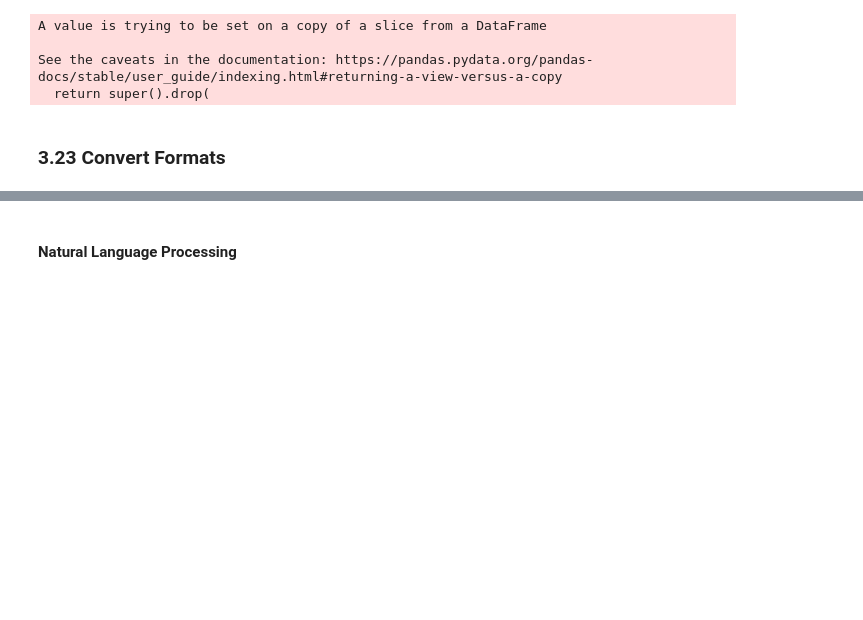
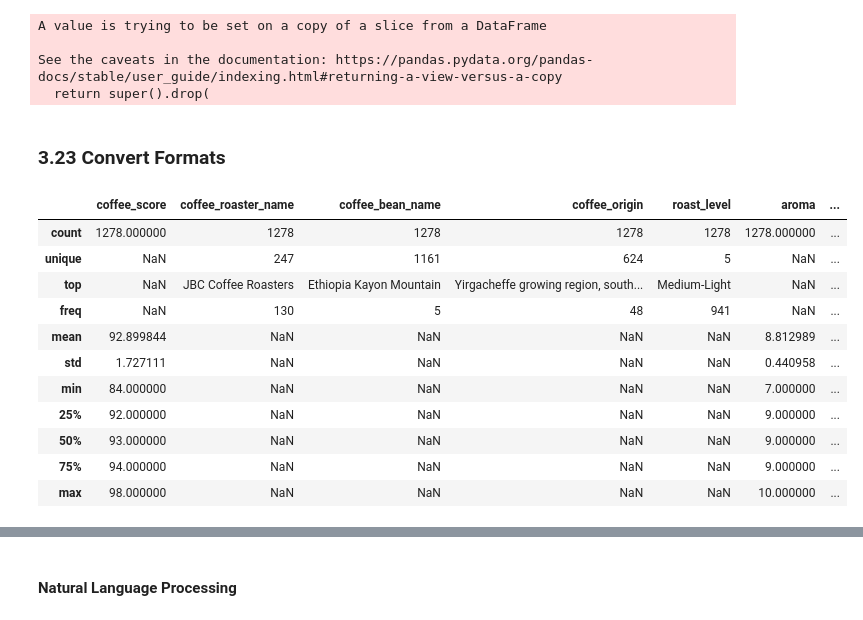
Before and after one commit to nkbuddy/capstone-coffee-recommendation-system, a Jupyter notebook: coffee_recommendation.ipynb, the cells around one changed output, grey strips where cells are left out. Drawn from its saved outputs; the diff is of its cells as text; code cells hidden in the pictures; blank space fills up the shorter version.

```diff
--- a/coffee_recommendation.ipynb
+++ b/coffee_recommendation.ipynb
@@ -580,0 +330,24 @@ See the caveats in the documentation: https://pandas.pydata.org/pandas-docs/stab
+# %%
+cleaned_df.loc[:, 'estimate_price_ounces'] = cleaned_df["estimate_price_ounces"].str.replace(" ", "")
+cleaned_df.loc[:, 'estimate_price_ounces'] = cleaned_df["estimate_price_ounces"].str.replace("\(", "")
+cleaned_df.loc[:, 'estimate_price_ounces'] = cleaned_df["estimate_price_ounces"].str.replace("\)", "")
+cleaned_df.loc[:, 'estimate_price_ounces'] = cleaned_df["estimate_price_ounces"].str.replace("\"", "")
+cleaned_df.loc[:, 'estimate_price_ounces'] = cleaned_df["estimate_price_ounces"].str.replace("$", "")
+cleaned_df.loc[:, 'estimate_price_ounces'] = cleaned_df["estimate_price_ounces"].str.replace(";", "")
+cleaned_df.loc[:, 'estimate_price_ounces'] = cleaned_df["estimate_price_ounces"].str.replace("ounces", "")
+cleaned_df.loc[:, 'estimate_price_ounces'] = cleaned_df["estimate_price_ounces"].str.replace("2types", "")
+cleaned_df.loc[:, 'estimate_price_ounces'] = cleaned_df["estimate_price_ounces"].str.replace("currentlyonsalefor36.76", "")
+cleaned_df.loc[:, 'estimate_price_ounces'] = cleaned_df["estimate_price_ounces"].str.replace("35.00", "")
+cleaned_df.loc[:, 'estimate_price_ounces'] = cleaned_df["estimate_price_ounces"].str.replace("79.00", "")
+cleaned_df.loc[:, 'estimate_price_ounces'] = cleaned_df["estimate_price_ounces"].str.replace("includesshipping", "")
+cleaned_df.loc[:, 'estimate_price_ounces'] = cleaned_df["estimate_price_ounces"].str.replace("50.00", "")
+cleaned_df.loc[:, 'estimate_price_ounces'] = cleaned_df["estimate_price_ounces"].str.replace("limitedavailability", "")
+cleaned_df.loc[:, 'estimate_price_ounces'] = cleaned_df["estimate_price_ounces"].str.replace("packagedasaduowithBourbonReyGuatemala", "")
+cleaned_df.loc[:, 'estimate_price_ounces'] = cleaned_df["estimate_price_ounces"].str.replace("packagedasaduowiththeBourbonReyJamaica", "")
+cleaned_df.loc[:, 'estimate_price_ounces'] = cleaned_df["estimate_price_ounces"].str.replace("*", "")
+cleaned_df.loc[:, 'estimate_price_ounces'] = cleaned_df["estimate_price_ounces"].str.replace("online12.99", "")
+# %%
+cleaned_df.loc[:, 'estimate_price_USD'] = cleaned_df["estimate_price_USD"].astype('float')
+cleaned_df.loc[:, 'estimate_price_ounces'] = cleaned_df["estimate_price_ounces"].astype('float64')
+# %%
+cleaned_df['estimate_price_USD_per_ounces'] = round(cleaned_df["estimate_price_USD"] / cleaned_df["estimate_price_ounces"], 2)
@@ -581,5 +380,5 @@ See the caveats in the documentation: https://pandas.pydata.org/pandas-docs/stab
 # %%
-drop_column = ['roaster_location','review_date']
+drop_column = ['agtron','estimate_price','estimate_price_USD','estimate_price_ounces']
 cleaned_df.drop(drop_column, axis=1, inplace = True)
 # %% [output]
 A value is trying to be set on a copy of a slice from a DataFrame
@@ -588,3 +387,18 @@ See the caveats in the documentation: https://pandas.pydata.org/pandas-docs/stab
   return super().drop(
 # %% [markdown]
 ### 3.23 Convert Formats <a class="anchor" id="Convert-Formats"></a>
+# %%
+cleaned_df.describe(include='all')
+# %% [output]
+|  | coffee_score | coffee_roaster_name | coffee_bean_name | coffee_origin | roast_level | aroma | ... |
+| count | 1278.000000 | 1278 | 1278 | 1278 | 1278 | 1278.000000 | ... |
+| unique | NaN | 247 | 1161 | 624 | 5 | NaN | ... |
+| top | NaN | JBC Coffee Roasters | Ethiopia Kayon Mountain | Yirgacheffe growing region, south... | Medium-Light | NaN | ... |
+| freq | NaN | 130 | 5 | 48 | 941 | NaN | ... |
+| mean | 92.899844 | NaN | NaN | NaN | NaN | 8.812989 | ... |
+| std | 1.727111 | NaN | NaN | NaN | NaN | 0.440958 | ... |
+| min | 84.000000 | NaN | NaN | NaN | NaN | 7.000000 | ... |
+| 25% | 92.000000 | NaN | NaN | NaN | NaN | 9.000000 | ... |
+| 50% | 93.000000 | NaN | NaN | NaN | NaN | 9.000000 | ... |
+| 75% | 94.000000 | NaN | NaN | NaN | NaN | 9.000000 | ... |
+| max | 98.000000 | NaN | NaN | NaN | NaN | 10.000000 | ... |
```
Also changed, not shown: parts of 46 cells of this notebook.
